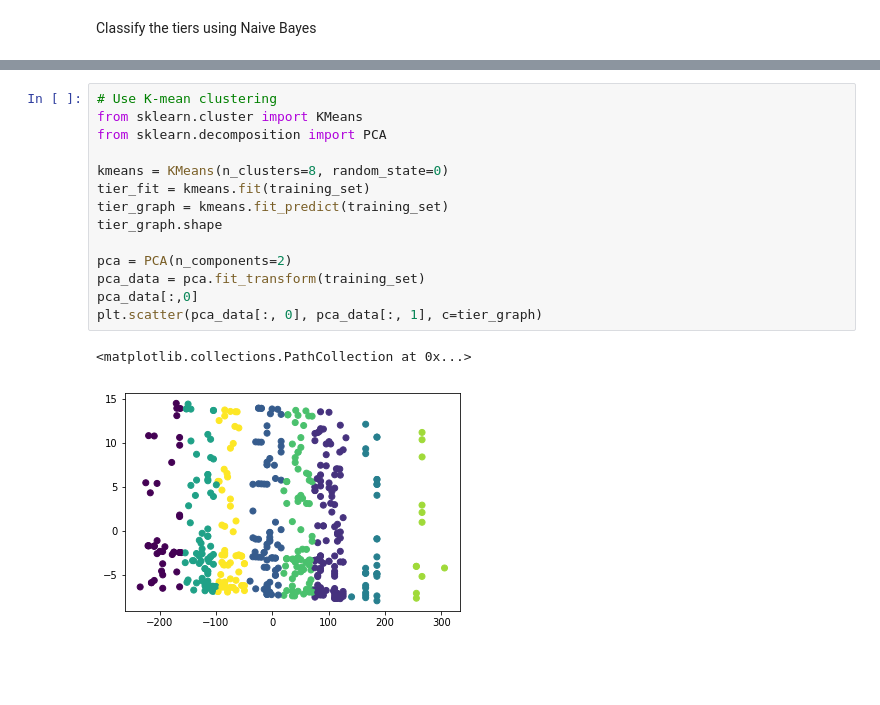
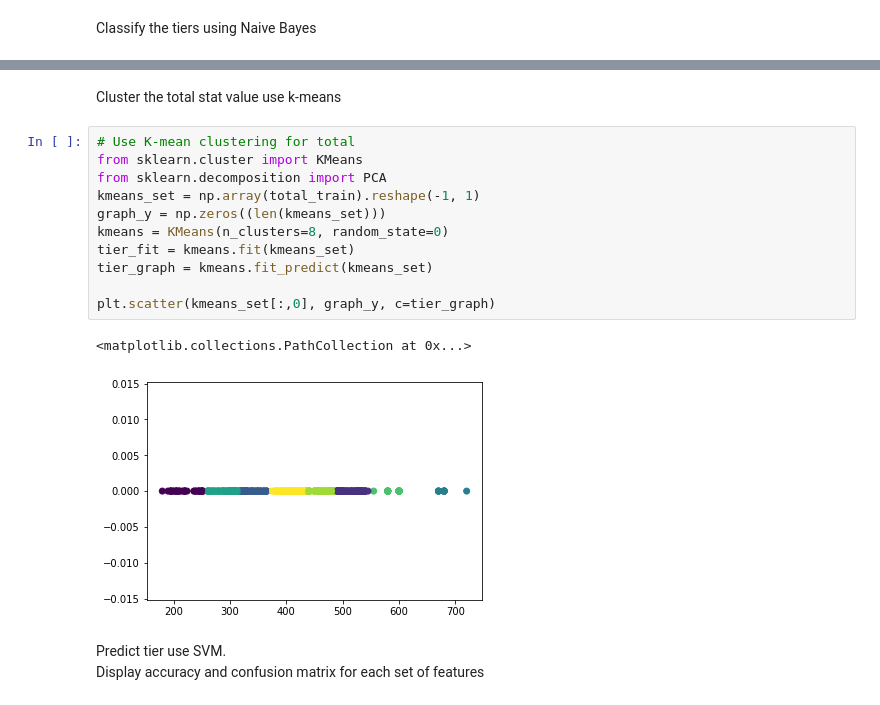
Before and after one commit to AppleFlaps/Pokemon-Tier-Classifer, a Jupyter notebook: PCC.ipynb, the cells around one changed output, grey strips where cells are left out. Drawn from its saved outputs; the diff is of its cells as text; blank space fills up the shorter version.

Commit message:
add explaination to each cell

```diff
--- a/PCC.ipynb
+++ b/PCC.ipynb
@@ -265,20 +275,22 @@ Uber OU UU NU  RU PU LC NFE
+# %% [markdown]
+Cluster the total stat value use k-means
 # %%
-# Use K-mean clustering
+# Use K-mean clustering for total
 from sklearn.cluster import KMeans
 from sklearn.decomposition import PCA
+kmeans_set = np.array(total_train).reshape(-1, 1)
+graph_y = np.zeros((len(kmeans_set)))
+kmeans = KMeans(n_clusters=8, random_state=0)
+tier_fit = kmeans.fit(kmeans_set)
+tier_graph = kmeans.fit_predict(kmeans_set)
 
-kmeans = KMeans(n_clusters=8, random_state=0)
-tier_fit = kmeans.fit(training_set)
-tier_graph = kmeans.fit_predict(training_set)
-tier_graph.shape
-
-pca = PCA(n_components=2)
-pca_data = pca.fit_transform(training_set)
-pca_data[:,0]
-plt.scatter(pca_data[:, 0], pca_data[:, 1], c=tier_graph)
+plt.scatter(kmeans_set[:,0], graph_y, c=tier_graph)
 # %% [output]
 <matplotlib.collections.PathCollection at 0x...>
-[figure, old version]
+[figure, new version]
+# %% [markdown]
+Predict tier use SVM. <br>
+Display accuracy and confusion matrix for each set of features
 # %%
 from sklearn.svm import SVC
 
```
Also changed, not shown: parts of 8 cells of this notebook.
